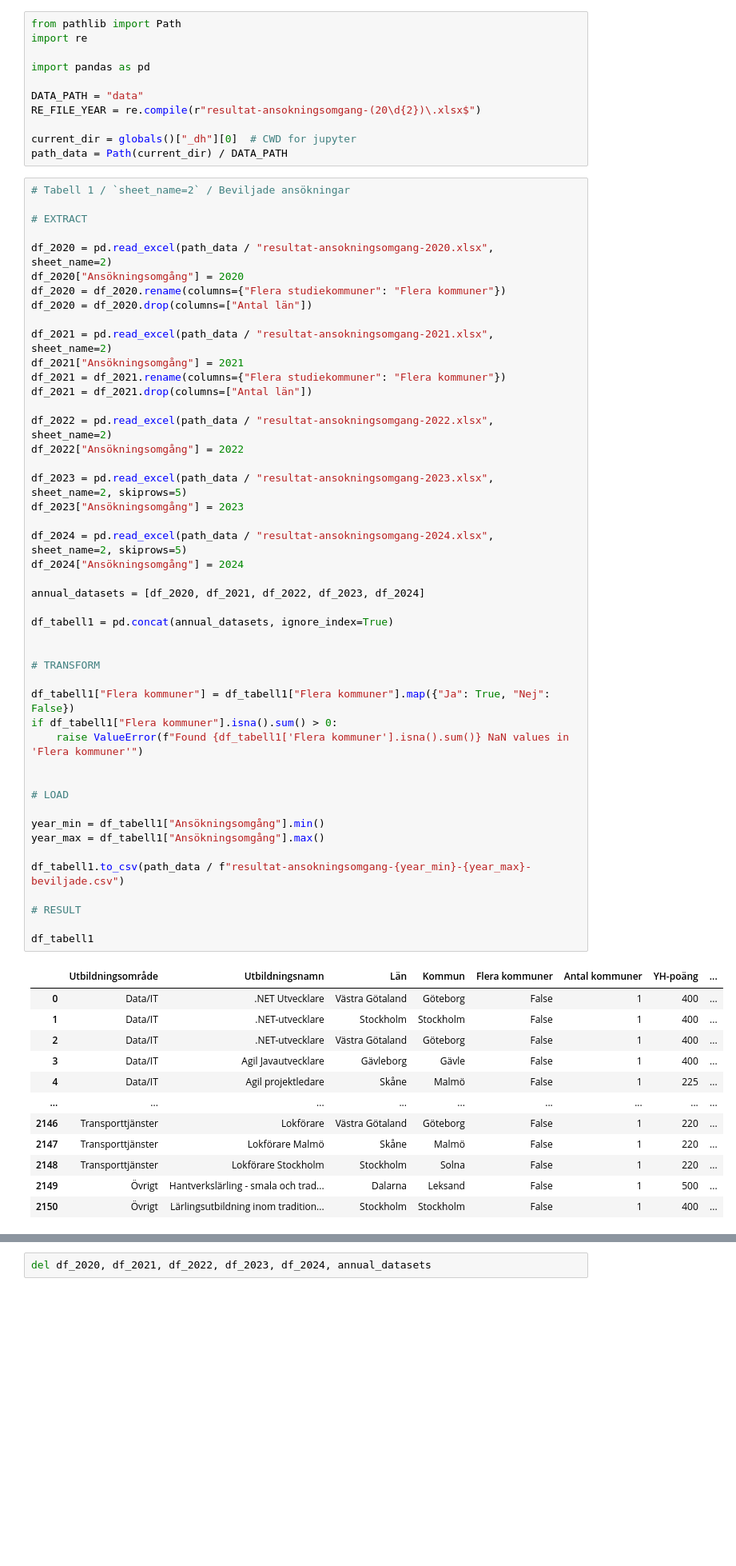
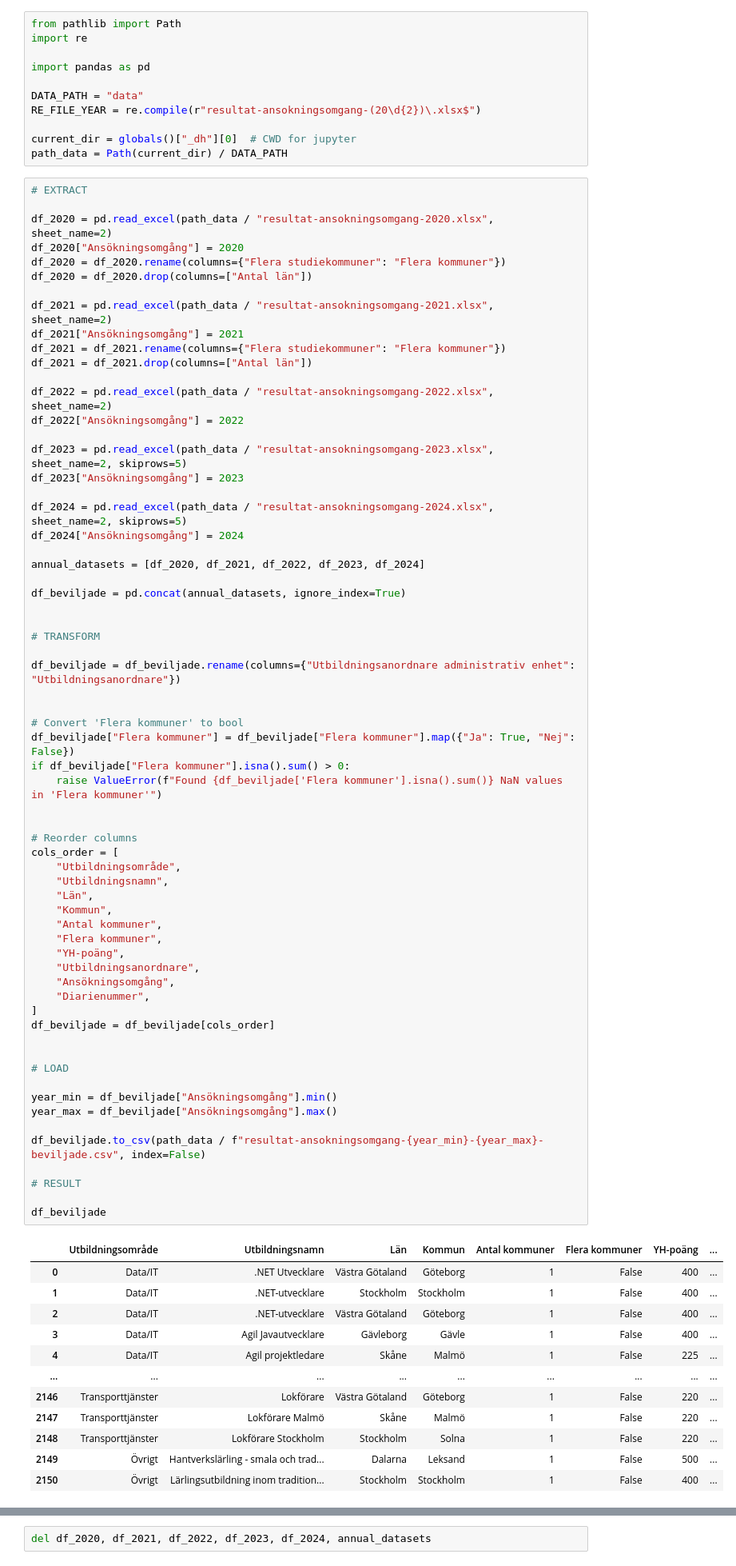
Before and after one commit to REAndreas/The_skool_grupp_3, a Jupyter notebook: eda/eda_hugo/ETL_resultat-ansokningsomgang-0000.ipynb, the cells around one changed output, grey strips where cells are left out. Shown at 80% size. Drawn from its saved outputs; the diff is of its cells as text; blank space fills up the shorter version.

```diff
--- a/eda/eda_hugo/ETL_resultat-ansokningsomgang-0000.ipynb
+++ b/eda/eda_hugo/ETL_resultat-ansokningsomgang-0000.ipynb
@@ -10,8 +10,6 @@ RE_FILE_YEAR = re.compile(r"resultat-ansokningsomgang-(20\d{2})\.xlsx$")
 current_dir = globals()["_dh"][0]  # CWD for jupyter
 path_data = Path(current_dir) / DATA_PATH
 # %%
-# Tabell 1 / `sheet_name=2` / Beviljade ansökningar
-
 # EXTRACT
 
 df_2020 = pd.read_excel(path_data / "resultat-ansokningsomgang-2020.xlsx", sheet_name=2)
@@ -21,53 +19,73 @@ df_2020 = df_2020.drop(columns=["Antal län"])
 
 df_2021 = pd.read_excel(path_data / "resultat-ansokningsomgang-2021.xlsx", sheet_name=2)
 df_2021["Ansökningsomgång"] = 2021
 df_2021 = df_2021.rename(columns={"Flera studiekommuner": "Flera kommuner"})
 df_2021 = df_2021.drop(columns=["Antal län"])
 
 df_2022 = pd.read_excel(path_data / "resultat-ansokningsomgang-2022.xlsx", sheet_name=2)
 df_2022["Ansökningsomgång"] = 2022
 
 df_2023 = pd.read_excel(path_data / "resultat-ansokningsomgang-2023.xlsx", sheet_name=2, skiprows=5)
 df_2023["Ansökningsomgång"] = 2023
 
 df_2024 = pd.read_excel(path_data / "resultat-ansokningsomgang-2024.xlsx", sheet_name=2, skiprows=5)
 df_2024["Ansökningsomgång"] = 2024
 
 annual_datasets = [df_2020, df_2021, df_2022, df_2023, df_2024]
 
-df_tabell1 = pd.concat(annual_datasets, ignore_index=True)
+df_beviljade = pd.concat(annual_datasets, ignore_index=True)
 
 
 # TRANSFORM
 
-df_tabell1["Flera kommuner"] = df_tabell1["Flera kommuner"].map({"Ja": True, "Nej": False})
-if df_tabell1["Flera kommuner"].isna().sum() > 0:
-    raise ValueError(f"Found {df_tabell1['Flera kommuner'].isna().sum()} NaN values in 'Flera kommuner'")
+df_beviljade = df_beviljade.rename(columns={"Utbildningsanordnare administrativ enhet": "Utbildningsanordnare"})
+
+
+# Convert 'Flera kommuner' to bool
+df_beviljade["Flera kommuner"] = df_beviljade["Flera kommuner"].map({"Ja": True, "Nej": False})
+if df_beviljade["Flera kommuner"].isna().sum() > 0:
+    raise ValueError(f"Found {df_beviljade['Flera kommuner'].isna().sum()} NaN values in 'Flera kommuner'")
+
+
+# Reorder columns
+cols_order = [
+    "Utbildningsområde",
+    "Utbildningsnamn",
+    "Län",
+    "Kommun",
+    "Antal kommuner",
+    "Flera kommuner",
+    "YH-poäng",
+    "Utbildningsanordnare",
+    "Ansökningsomgång",
+    "Diarienummer",
+]
+df_beviljade = df_beviljade[cols_order]
 
 
 # LOAD
 
-year_min = df_tabell1["Ansökningsomgång"].min()
-year_max = df_tabell1["Ansökningsomgång"].max()
+year_min = df_beviljade["Ansökningsomgång"].min()
+year_max = df_beviljade["Ansökningsomgång"].max()
 
-df_tabell1.to_csv(path_data / f"resultat-ansokningsomgang-{year_min}-{year_max}-beviljade.csv")
+df_beviljade.to_csv(path_data / f"resultat-ansokningsomgang-{year_min}-{year_max}-beviljade.csv", index=False)
 
 # RESULT
 
-df_tabell1
+df_beviljade
 # %% [output]
-|  | Utbildningsområde | Utbildningsnamn | Län | Kommun | Flera kommuner | Antal kommuner | YH-poäng | ... |
-| 0 | Data/IT | .NET Utvecklare | Västra Götaland | Göteborg | False | 1 | 400 | ... |
-| 1 | Data/IT | .NET-utvecklare | Stockholm | Stockholm | False | 1 | 400 | ... |
-| 2 | Data/IT | .NET-utvecklare | Västra Götaland | Göteborg | False | 1 | 400 | ... |
-| 3 | Data/IT | Agil Javautvecklare | Gävleborg | Gävle | False | 1 | 400 | ... |
-| 4 | Data/IT | Agil projektledare | Skåne | Malmö | False | 1 | 225 | ... |
+|  | Utbildningsområde | Utbildningsnamn | Län | Kommun | Antal kommuner | Flera kommuner | YH-poäng | ... |
+| 0 | Data/IT | .NET Utvecklare | Västra Götaland | Göteborg | 1 | False | 400 | ... |
+| 1 | Data/IT | .NET-utvecklare | Stockholm | Stockholm | 1 | False | 400 | ... |
+| 2 | Data/IT | .NET-utvecklare | Västra Götaland | Göteborg | 1 | False | 400 | ... |
+| 3 | Data/IT | Agil Javautvecklare | Gävleborg | Gävle | 1 | False | 400 | ... |
+| 4 | Data/IT | Agil projektledare | Skåne | Malmö | 1 | False | 225 | ... |
 | ... | ... | ... | ... | ... | ... | ... | ... | ... |
-| 2146 | Transporttjänster | Lokförare | Västra Götaland | Göteborg | False | 1 | 220 | ... |
-| 2147 | Transporttjänster | Lokförare Malmö | Skåne | Malmö | False | 1 | 220 | ... |
-| 2148 | Transporttjänster | Lokförare Stockholm | Stockholm | Solna | False | 1 | 220 | ... |
-| 2149 | Övrigt | Hantverkslärling - smala och trad... | Dalarna | Leksand | False | 1 | 500 | ... |
-| 2150 | Övrigt | Lärlingsutbildning inom tradition... | Stockholm | Stockholm | False | 1 | 400 | ... |
+| 2146 | Transporttjänster | Lokförare | Västra Götaland | Göteborg | 1 | False | 220 | ... |
+| 2147 | Transporttjänster | Lokförare Malmö | Skåne | Malmö | 1 | False | 220 | ... |
+| 2148 | Transporttjänster | Lokförare Stockholm | Stockholm | Solna | 1 | False | 220 | ... |
+| 2149 | Övrigt | Hantverkslärling - smala och trad... | Dalarna | Leksand | 1 | False | 500 | ... |
+| 2150 | Övrigt | Lärlingsutbildning inom tradition... | Stockholm | Stockholm | 1 | False | 400 | ... |
 2151 rows × 10 columns
 # %%
 del df_2020, df_2021, df_2022, df_2023, df_2024, annual_datasets
```
Also changed, not shown: parts of 2 cells of this notebook.
